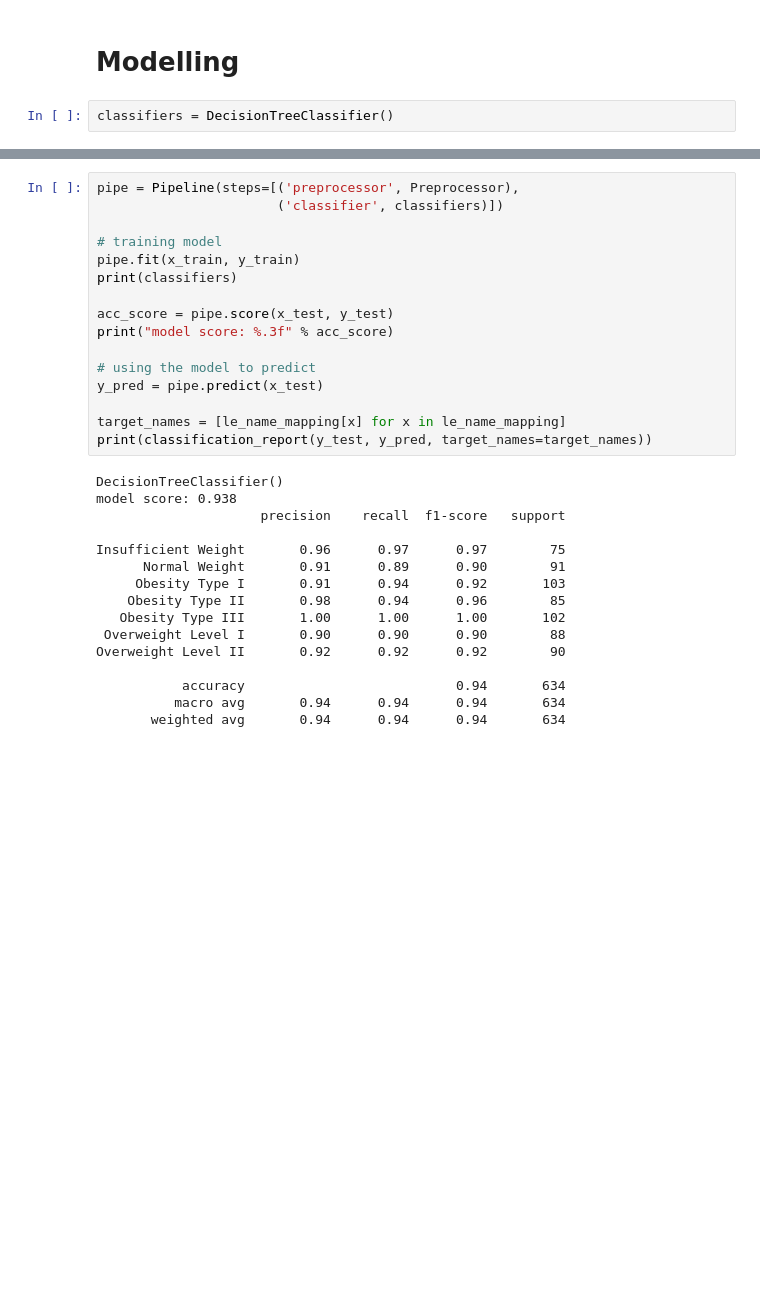
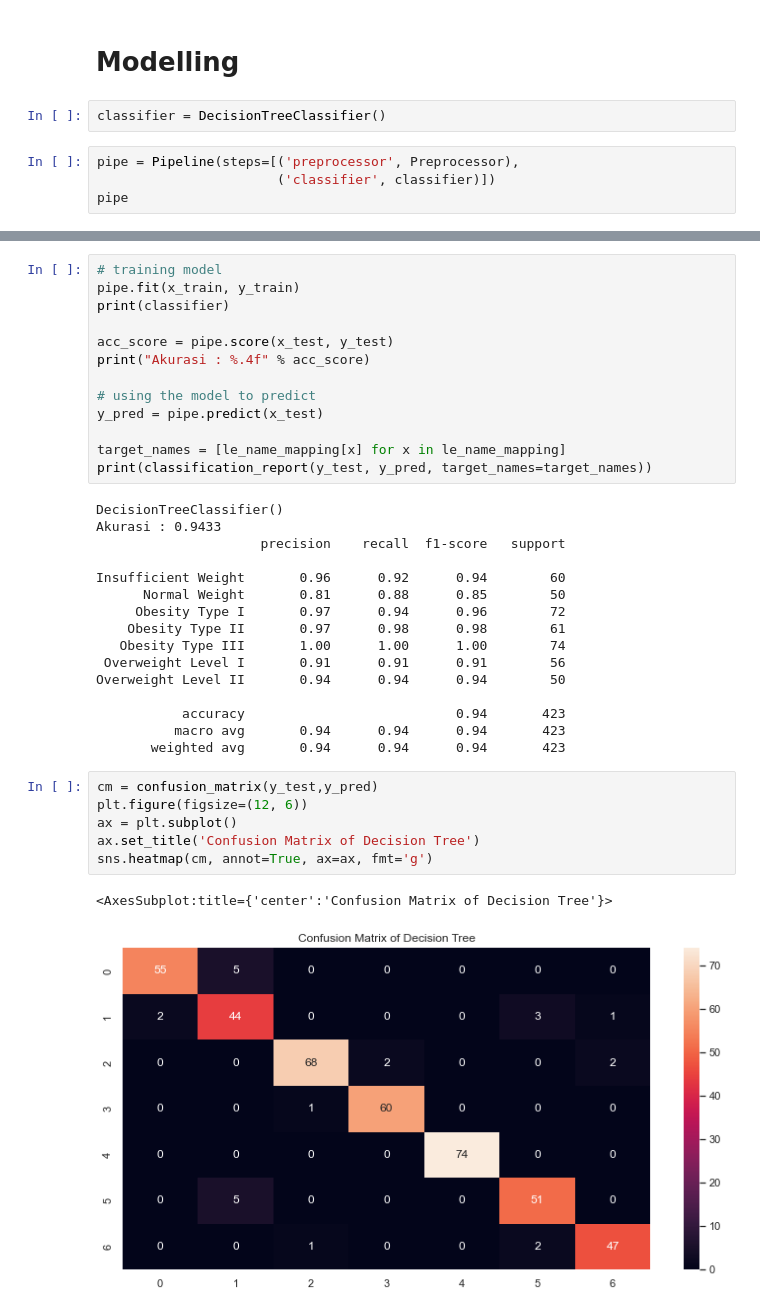
Before and after one commit to kentangtelo/ML_Obesity_Classification, a Jupyter notebook: Obesity_DecisionTree.ipynb, the cells around one changed output, grey strips where cells are left out. Saved outputs shown, nothing was run; the diff lists cells and outputs as text; blank space fills up the shorter version.

```diff
--- a/Obesity_DecisionTree.ipynb
+++ b/Obesity_DecisionTree.ipynb
@@ -583,4 +588,8 @@ print(le_name_mapping)
 # %% [markdown]
 # Modelling
 # %%
-classifiers = DecisionTreeClassifier()
+classifier = DecisionTreeClassifier()
+# %%
+pipe = Pipeline(steps=[('preprocessor', Preprocessor),
+                       ('classifier', classifier)])
+pipe
@@ -587,13 +614,10 @@ classifiers = DecisionTreeClassifier()
 # %%
-pipe = Pipeline(steps=[('preprocessor', Preprocessor),
-                       ('classifier', classifiers)])
-
 # training model
 pipe.fit(x_train, y_train)
-print(classifiers)
+print(classifier)
 
 acc_score = pipe.score(x_test, y_test)
-print("model score: %.3f" % acc_score)
+print("Akurasi : %.4f" % acc_score)
 
 # using the model to predict
 y_pred = pipe.predict(x_test)
@@ -602,17 +626,26 @@ target_names = [le_name_mapping[x] for x in le_name_mapping]
 print(classification_report(y_test, y_pred, target_names=target_names))
 # %% [output]
 DecisionTreeClassifier()
-model score: 0.938
+Akurasi : 0.9433
                      precision    recall  f1-score   support
 
-Insufficient Weight       0.96      0.97      0.97        75
-      Normal Weight       0.91      0.89      0.90        91
-     Obesity Type I       0.91      0.94      0.92       103
-    Obesity Type II       0.98      0.94      0.96        85
-   Obesity Type III       1.00      1.00      1.00       102
- Overweight Level I       0.90      0.90      0.90        88
-Overweight Level II       0.92      0.92      0.92        90
+Insufficient Weight       0.96      0.92      0.94        60
+      Normal Weight       0.81      0.88      0.85        50
+     Obesity Type I       0.97      0.94      0.96        72
+    Obesity Type II       0.97      0.98      0.98        61
+   Obesity Type III       1.00      1.00      1.00        74
+ Overweight Level I       0.91      0.91      0.91        56
+Overweight Level II       0.94      0.94      0.94        50
 
-           accuracy                           0.94       634
-          macro avg       0.94      0.94      0.94       634
-       weighted avg       0.94      0.94      0.94       634
+           accuracy                           0.94       423
+          macro avg       0.94      0.94      0.94       423
+       weighted avg       0.94      0.94      0.94       423
+# %%
+cm = confusion_matrix(y_test,y_pred)
+plt.figure(figsize=(12, 6))
+ax = plt.subplot()
+ax.set_title('Confusion Matrix of Decision Tree')
+sns.heatmap(cm, annot=True, ax=ax, fmt='g')
+# %% [output]
+<AxesSubplot:title={'center':'Confusion Matrix of Decision Tree'}>
+[figure, added]
```
Also changed, not shown: parts of 11 cells of this notebook, 1 other file.
